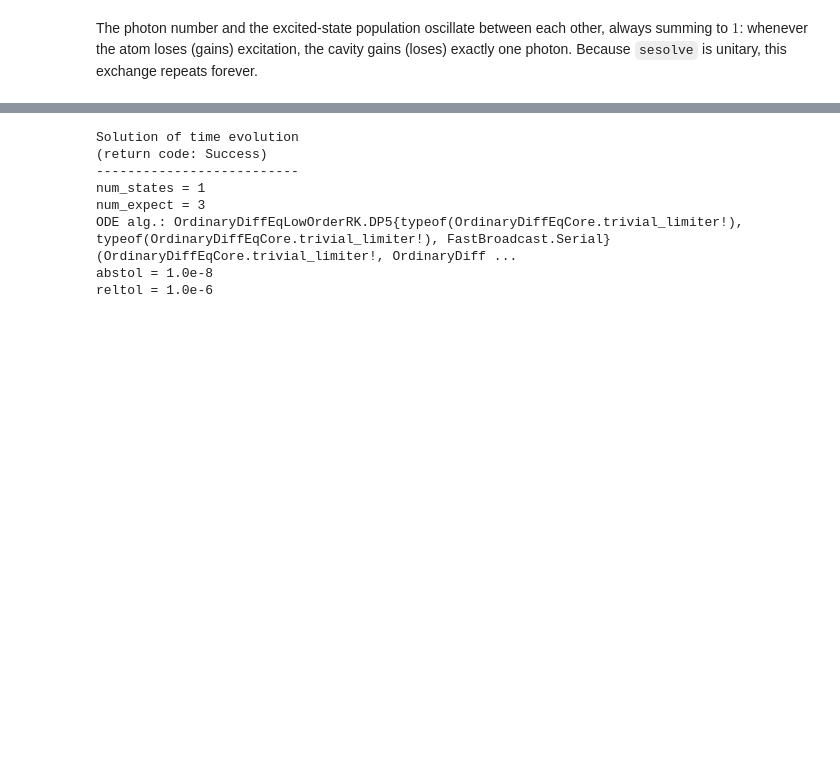
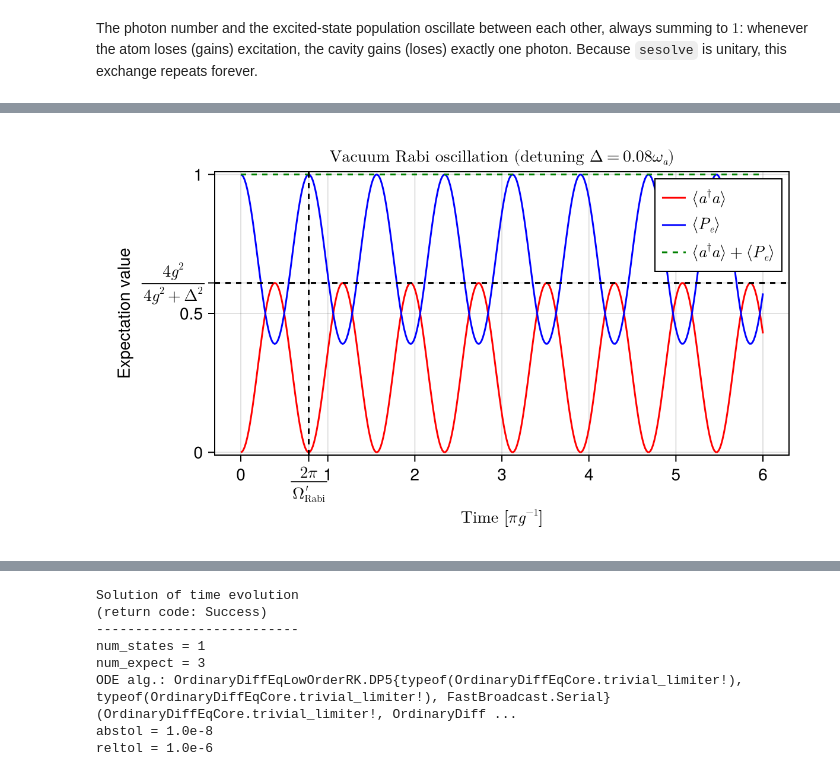
Before and after one commit to ltpn/nedoqs-tutorials, a Jupyter notebook: tutorials/01_quantumtoolbox_jl/3_vacuum_Rabi_oscillation.ipynb, the cells around one changed output, grey strips where cells are left out. Cells and saved outputs as stored; diff of their text form; code cells hidden in the pictures; blank space fills up the shorter version.

```diff
--- a/tutorials/01_quantumtoolbox_jl/3_vacuum_Rabi_oscillation.ipynb
+++ b/tutorials/01_quantumtoolbox_jl/3_vacuum_Rabi_oscillation.ipynb
@@ -126,0 +137,10 @@ We add both loss channels as collapse operators $\hat{C}_k$:
+# %%
+# Detuned case
+Δ = 0.08 * ωa  # detuning
+ωc_detuned = ωa + Δ
+
+# Hamiltonian with detuning
+H_detuned = (ωa / 2) * σz + ωc_detuned * a' * a + g * (a' * σm + σm' * a)
+
+# solver
+sol_detuned = sesolve(H_detuned, ψ0, tlist; e_ops = e_ops)
@@ -126,0 +168,26 @@ We add both loss channels as collapse operators $\hat{C}_k$:
+# %%
+Ω_detuned = √(4g^2 + Δ^2)  # generalized Rabi frequency
+
+fig = Figure(size = (600, 350))
+ax = Axis(
+    fig[1, 1],
+    xlabel = L"Time $[πg^{-1}]$",
+    ylabel = "Expectation value",
+    title = L"Vacuum Rabi oscillation (detuning $\Delta=%$(Δ)\omega_a$)",
+    xticks = ([0, 1, 2, 3, 4, 5, 6, 2π / Ω_detuned / T_Rabi], ["0", "1", "2", "3", "4", "5", "6", L"\frac{2\pi}{\Omega_\mathrm{Rabi}'}"]),
+    yticks = ([0, 0.5, 1, 4g^2 / (4g^2 + Δ^2)], ["0", "0.5", "1", L"\frac{4g^2}{4g^2 + \Delta^2}"]),
+    limits = (nothing, nothing, -0.01, 1.01),
+)
+
+lines!(ax, tlist / T_Rabi, real(sol_detuned.expect[1, :]), color = :red, label = L"\langle a^\dagger a\rangle")
+lines!(ax, tlist / T_Rabi, real(sol_detuned.expect[2, :]), color = :blue, label = L"\langle P_e \rangle")
+lines!(ax, tlist / T_Rabi, real(sol_detuned.expect[3, :]), color = :green, label = L"\langle a^\dagger a\rangle + \langle P_e \rangle", linestyle = :dash)
+
+hlines!(ax, [4g^2 / (4g^2 + Δ^2)], color = :black, linestyle = :dash)
+vlines!(ax, [2π / Ω_detuned / T_Rabi], color = :black, linestyle = :dash)
+
+axislegend(ax, position = :rt)
+
+fig
+# %% [output]
+[figure, added]
```
Also changed, not shown: parts of 18 cells of this notebook, 1 other file.
